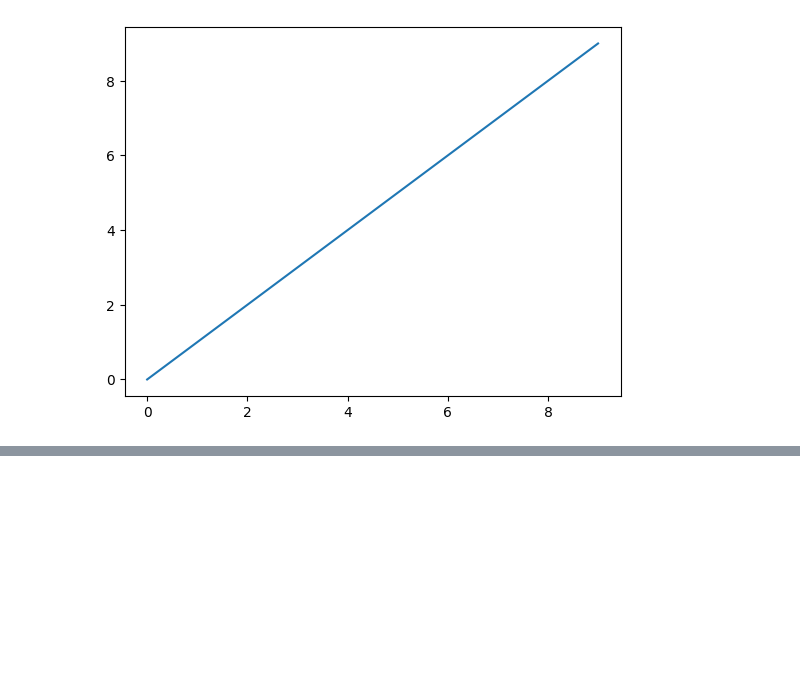
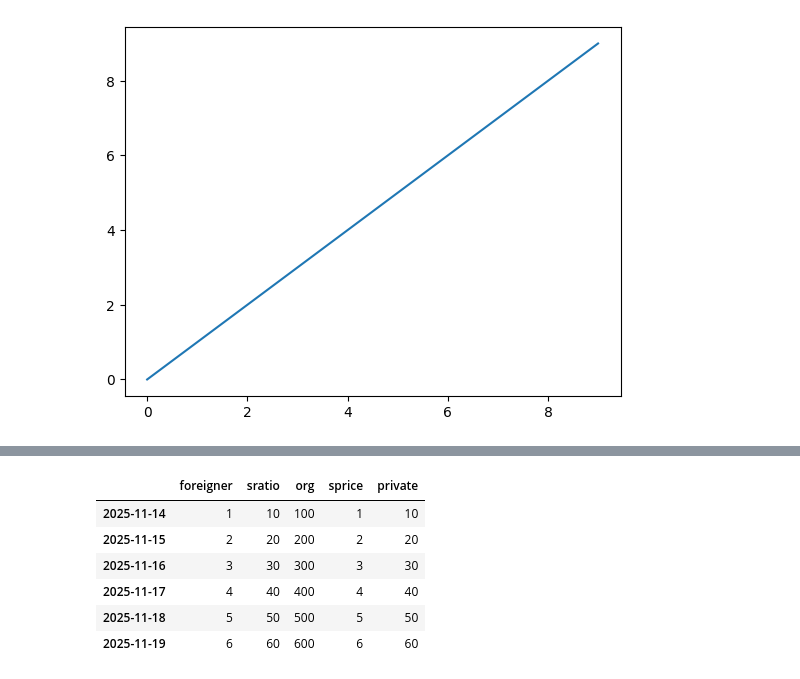
Before and after one commit to sy8597-web/python, a Jupyter notebook: demoPandas.ipynb, the cells around one changed output, grey strips where cells are left out. Drawn from its saved outputs; the diff is of its cells as text; code cells hidden in the pictures; blank space fills up the shorter version.

```diff
--- a/demoPandas.ipynb
+++ b/demoPandas.ipynb
@@ -14,0 +53,14 @@ plt.plot(np.arange(10))
+# %%
+#  컬럼의순서
+frame2 = DataFrame(data,
+                   columns=["foreigner", "sratio", "org", "sprice", "private"],
+                   index=["2025-11-14", "2025-11-15", "2025-11-16", "2025-11-17", "2025-11-18", "2025-11-19"])
+frame2
+# %% [output]
+|  | foreigner | sratio | org | sprice | private |
+| 2025-11-14 | 1 | 10 | 100 | 1 | 10 |
+| 2025-11-15 | 2 | 20 | 200 | 2 | 20 |
+| 2025-11-16 | 3 | 30 | 300 | 3 | 30 |
+| 2025-11-17 | 4 | 40 | 400 | 4 | 40 |
+| 2025-11-18 | 5 | 50 | 500 | 5 | 50 |
+| 2025-11-19 | 6 | 60 | 600 | 6 | 60 |
```
Also changed, not shown: parts of 10 cells of this notebook, 14 other files.
